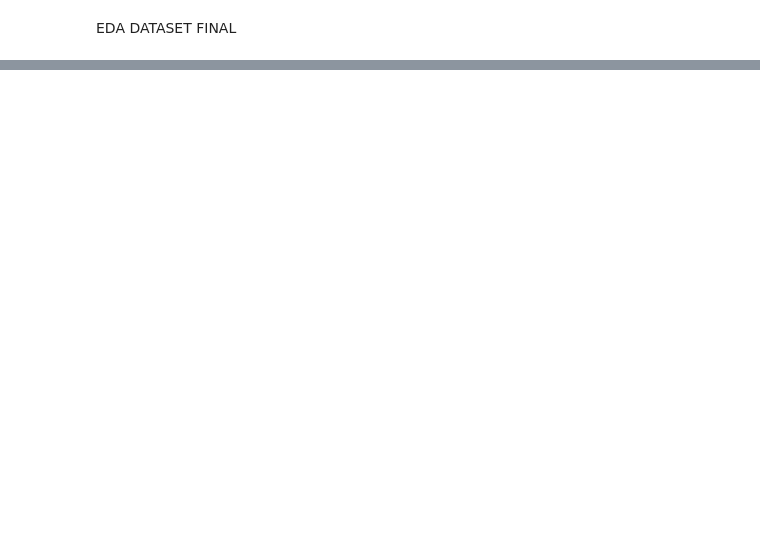
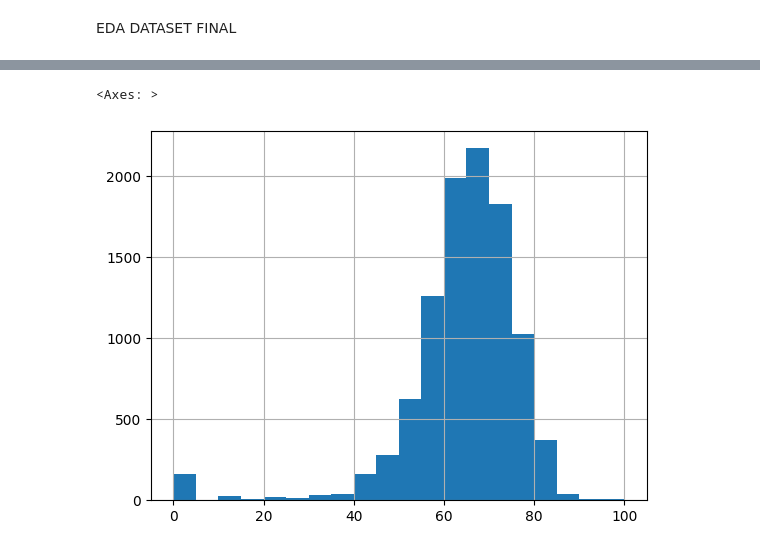
Before and after one commit to RaulEcija/imdb-data-analytics-project, a Jupyter notebook: notebooks/01_exploracion_inicial.ipynb, the cells around one changed output, grey strips where cells are left out. Saved outputs shown, nothing was run; the diff lists cells and outputs as text; code cells hidden in the pictures; blank space fills up the shorter version.

```diff
--- a/notebooks/01_exploracion_inicial.ipynb
+++ b/notebooks/01_exploracion_inicial.ipynb
@@ -312,0 +360,5 @@ EDA DATASET FINAL
+# %%
+# si que existe.
+final_dataset["date_x"] = pd.to_datetime(final_dataset["date_x"], errors="coerce")
+
+final_dataset["year"] = final_dataset["date_x"].dt.year
@@ -312,0 +382,9 @@ EDA DATASET FINAL
+# %%
+# ahora quiero analizar la puntuación que obtienen las películas.and
+final_dataset["score"].describe()
+
+# y también su distribución.
+final_dataset["score"].hist(bins=20)
+# %% [output]
+<Axes: >
+[figure, added]
```
Also changed, not shown: parts of 11 cells of this notebook.
